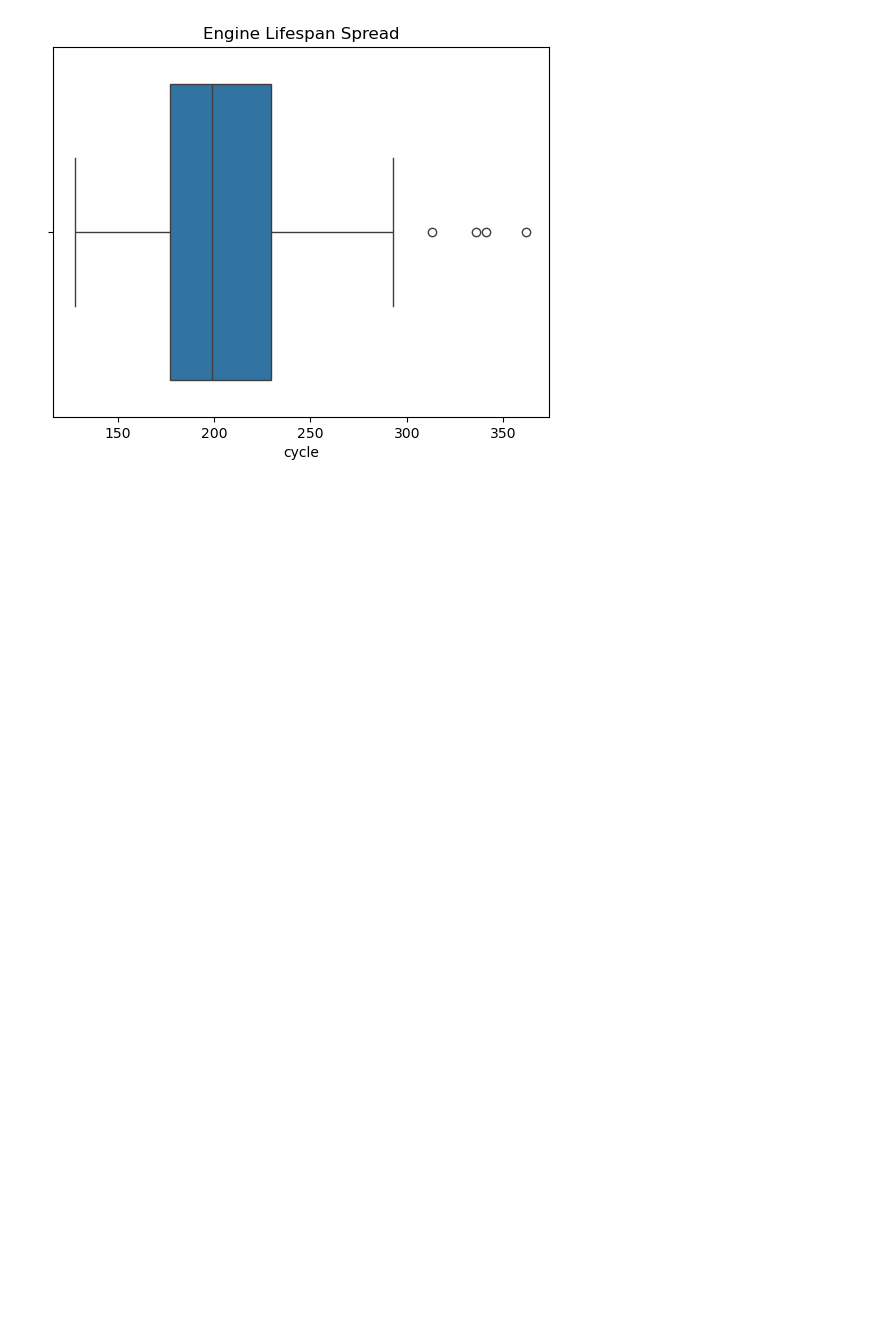
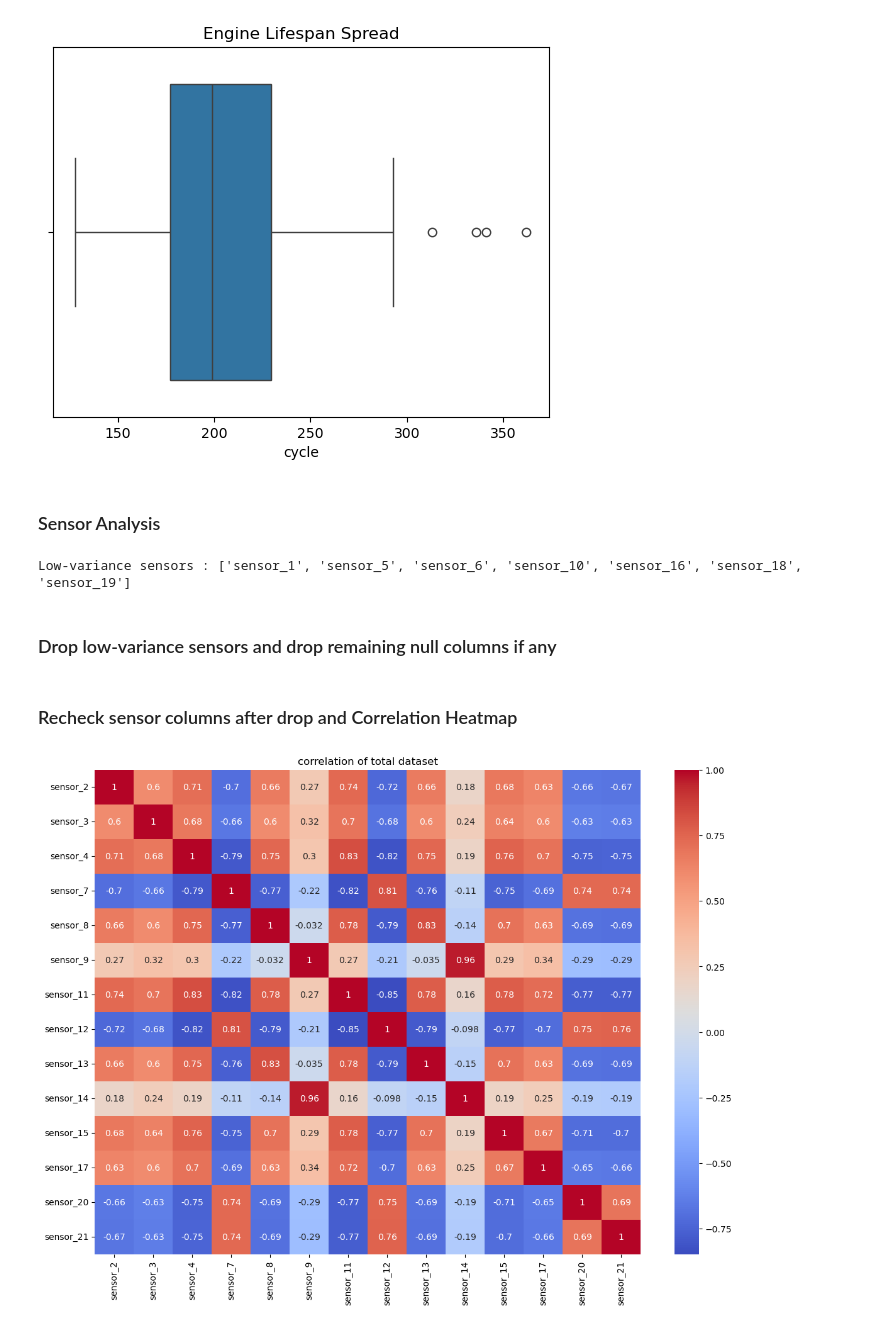
Before and after one commit to sarfraspc/Engine-Anomaly-Radar, a Jupyter notebook: notebook/notebook.ipynb, the cells around one changed output. Drawn from its saved outputs; the diff is of its cells as text; code cells hidden in the pictures; blank space fills up the shorter version.

```diff
--- a/notebook/notebook.ipynb
+++ b/notebook/notebook.ipynb
@@ -128,3 +130,27 @@ plt.title('Engine Lifespan Spread')
 plt.show()
 # %% [output]
 [figure]
+# %% [markdown]
+
+### Sensor Analysis
+# %%
+sensor_col=[i for i in df.columns if 'sensor_' in i]
+low_var_sensors = [i for i in sensor_col if df[i].std() < 0.01]
+print("\nLow-variance sensors :", low_var_sensors)
+# %% [output]
+Low-variance sensors : ['sensor_1', 'sensor_5', 'sensor_6', 'sensor_10', 'sensor_16', 'sensor_18', 'sensor_19']
+# %% [markdown]
+### Drop low-variance sensors and drop remaining null columns if any
+# %%
+df = df.drop(columns=low_var_sensors)
+df.dropna(inplace=True,axis=1)
+# %% [markdown]
+### Recheck sensor columns after drop and Correlation Heatmap
+# %%
+sensor_col=[i for i in df.columns if 'sensor_' in i]
+plt.figure(figsize=(14,10))
+sns.heatmap(df[sensor_col].corr(),annot=True,cmap='coolwarm')
+plt.title('correlation of total dataset')
+plt.show()
+# %% [output]
+[figure, added]
```
Also changed, not shown: parts of 16 cells of this notebook.
